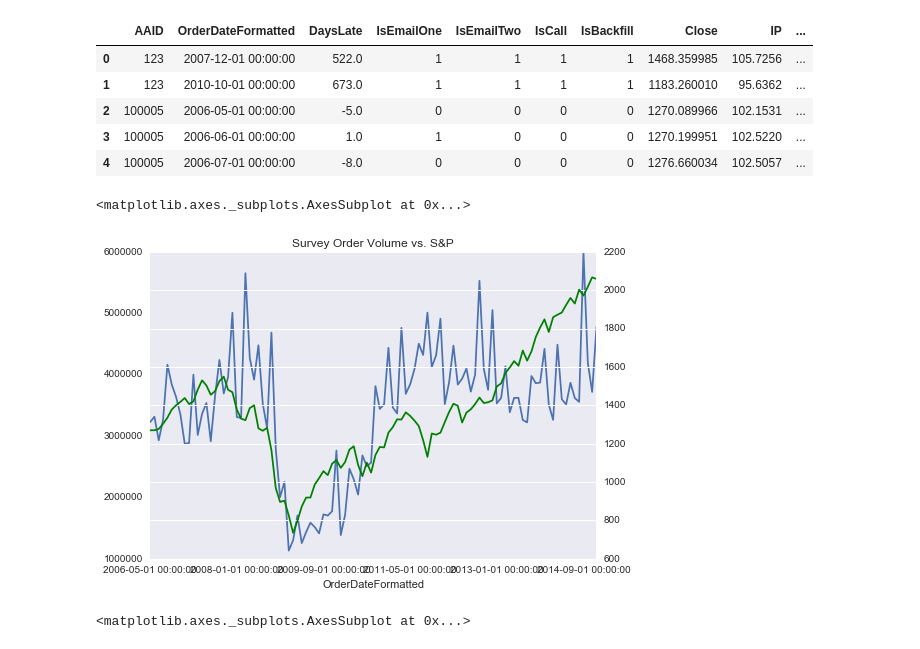
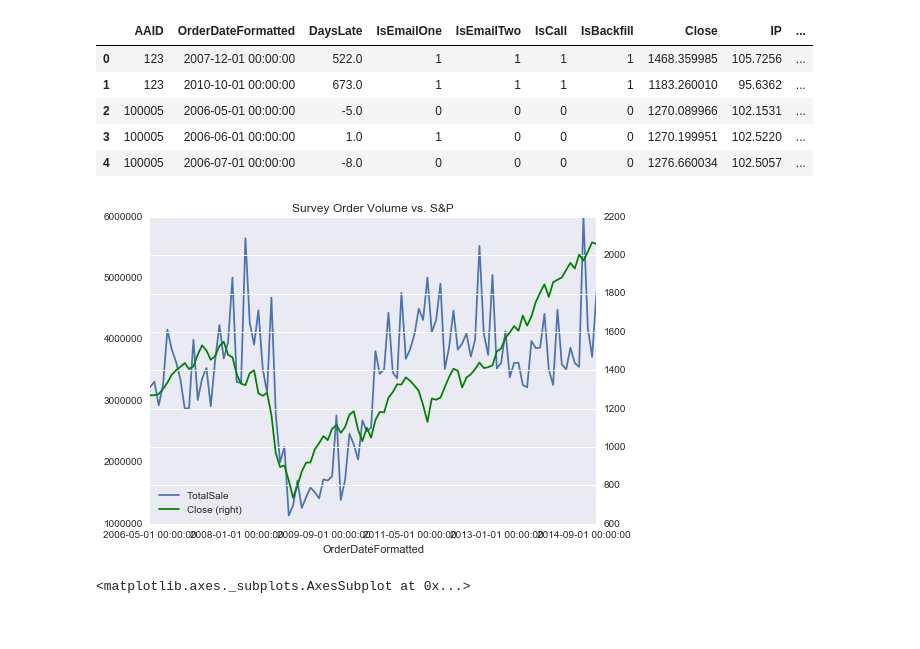
Before and after one commit to apclypsr/Capstone-Project, a Jupyter notebook: SurveyAnalysis.ipynb, the cells around one changed output. Saved outputs shown, nothing was run; the diff lists cells and outputs as text; code cells hidden in the pictures.

```diff
--- a/SurveyAnalysis.ipynb
+++ b/SurveyAnalysis.ipynb
@@ -184,11 +190,12 @@ AAID_BY_MONTH.head()
 # %%
 #shows similarity between survey orders and S&P
 
-AAID_BY_MONTH.groupby(['OrderDateFormatted'])['TotalSale'].mean().plot(kind = 'line', title = 'Survey Order Volume vs. S&P')
-AAID_BY_MONTH.groupby(['OrderDateFormatted'])['Close'].mean().plot(kind = 'line', secondary_y=True, style= 'g')
+AAID_BY_MONTH.groupby(['OrderDateFormatted'])['TotalSale'].mean().plot(kind = 'line', legend ='true', title = 'Survey Order Volume vs. S&P')
+AAID_BY_MONTH.groupby(['OrderDateFormatted'])['Close'].mean().plot(kind = 'line', secondary_y=True, legend = 'true', style= 'g')
+
+AAID_BY_MONTH.plot?
 # %% [output]
-<matplotlib.axes._subplots.AxesSubplot at 0x...>
-[figure, old version]
+[figure, new version]
 # %%
 #shows similarity between IP and S&P
 
```
Also changed, not shown: parts of 33 cells of this notebook.
